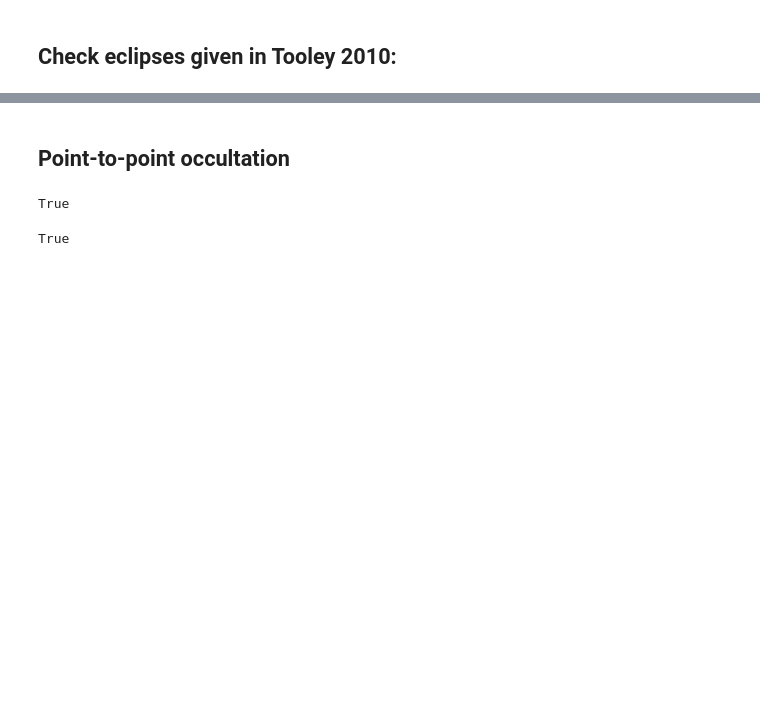
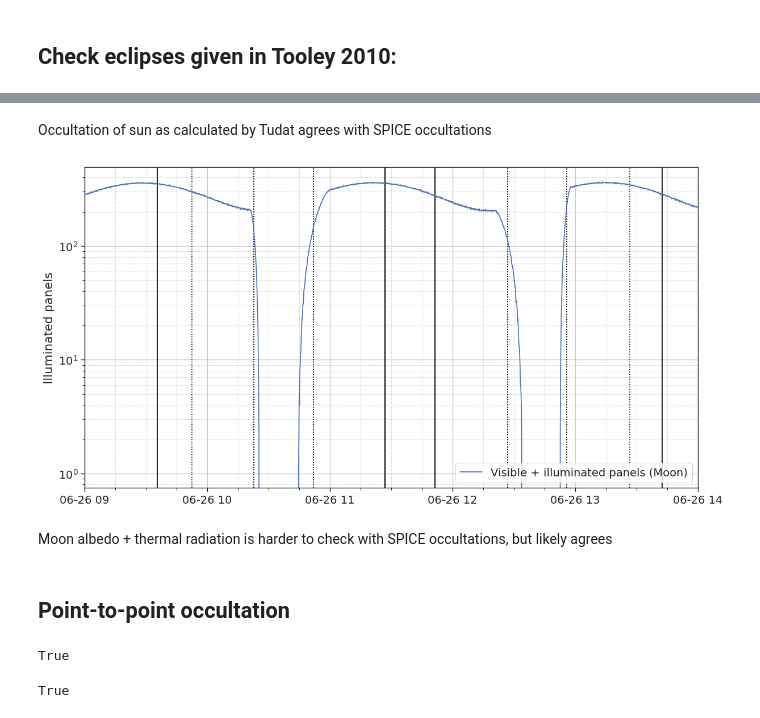
Before and after one commit to DominikStiller/tudelft-hpb-project, a Jupyter notebook: analysis/eclipses.ipynb, the cells around one changed output, grey strips where cells are left out. Cells and saved outputs as stored; diff of their text form; code cells hidden in the pictures; blank space fills up the shorter version.

```diff
--- a/analysis/eclipses.ipynb
+++ b/analysis/eclipses.ipynb
@@ -66,3 +120,36 @@ LRO observing Sun occultation due to Moon:
+# %% [markdown]
+Occultation of sun as calculated by Tudat agrees with SPICE occultations
+# %%
+def plot_moon_occultation():
+    df = load_simulation_results("../results/2023-01-27T10-00-57-77048/95")
+
+    plt.figure(figsize=[12, 6])
+
+    occultations = calculate_eclipses("Sun", "Earth", "Moon", "2010 JUNE 25", "2010 JUNE 27")
+    for t_start, t_end, occ_type in occultations:
+        plt.axvline(dates.datestr2num(as_utc(t_start)), 0, 1, c="black")
+        plt.axvline(dates.datestr2num(as_utc(t_end)), 0, 1, c="black")
+
+    occultations = calculate_eclipses("Sun", "Earth", "LRO", "2010 JUNE 25", "2010 JUNE 27")
+    for t_start, t_end, occ_type in occultations:
+        plt.axvline(dates.datestr2num(as_utc(t_start)), 0, 1, c="black", ls=":")
+        plt.axvline(dates.datestr2num(as_utc(t_end)), 0, 1, c="black", ls=":")
+
+    plt.plot(df.index, df["panels_vis_ill_moon"], label="Visible + illuminated panels (Moon)")
+
+    plt.legend()
+    plt.ylabel("Illuminated panels")
+    plt.yscale("log")
+
+    plt.xlim([datetime(2010, 6, 26, 9), datetime(2010, 6, 26, 14)])
+
+    format_plot()
+
+plot_moon_occultation()
+# %% [output]
+[figure, added]
+# %% [markdown]
+Moon albedo + thermal radiation is harder to check with SPICE occultations, but likely agrees
 # %% [markdown]
 ## Point-to-point occultation
 # %%
```
Also changed, not shown: parts of 12 cells of this notebook, 7 other files.
